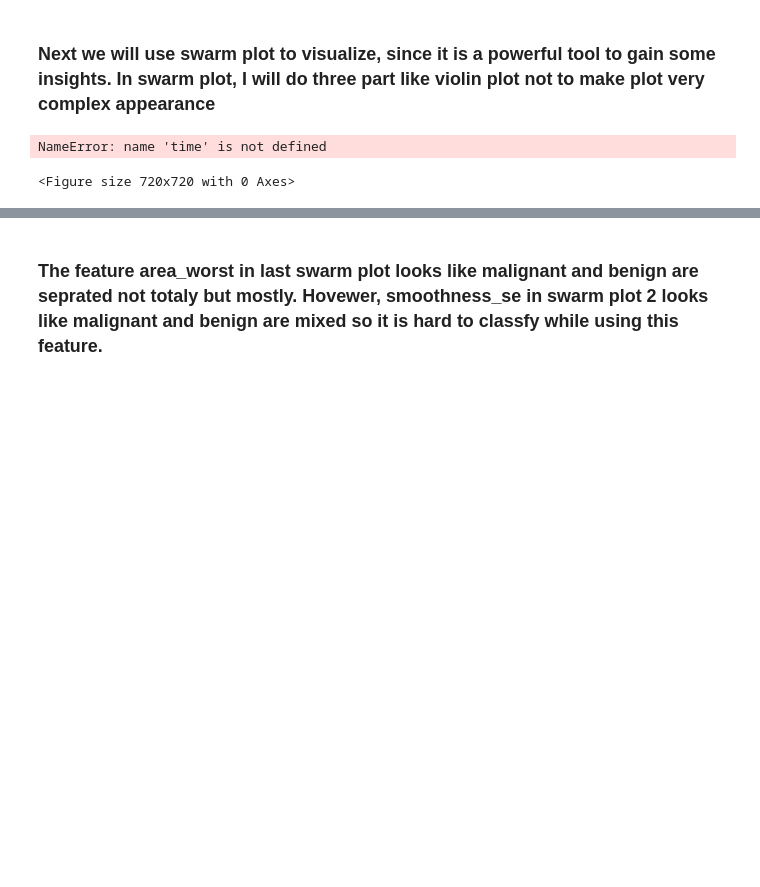
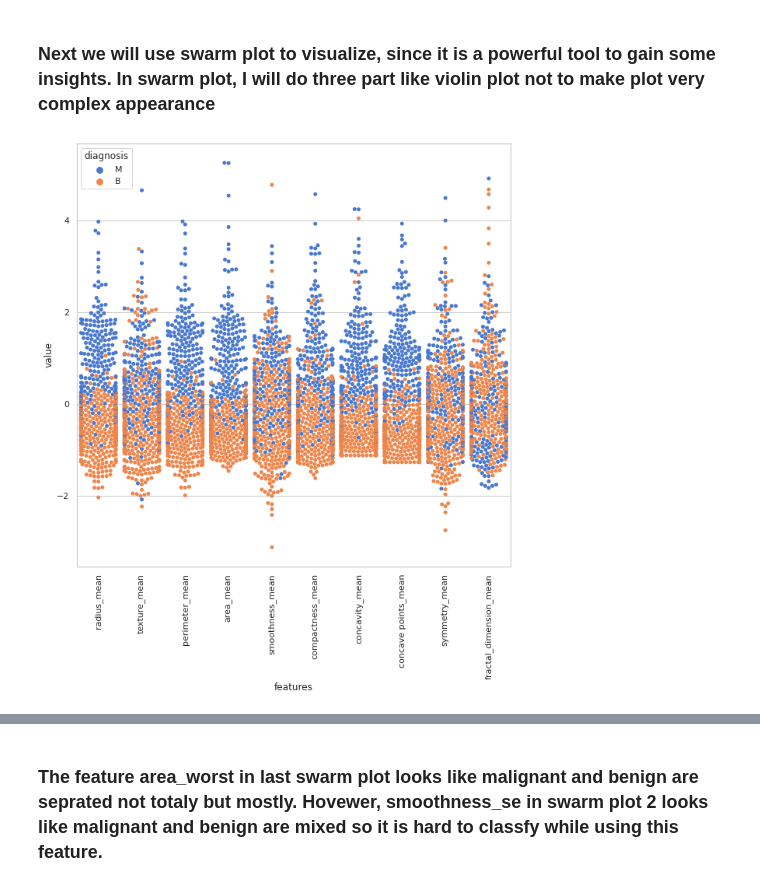
Before and after one commit to nebasam/Industry---Casualty-Challenge, a Jupyter notebook: notebook/feature.ipynb, the cells around one changed output, grey strips where cells are left out. Saved outputs shown, nothing was run; the diff lists cells and outputs as text; code cells hidden in the pictures; blank space fills up the shorter version.

```diff
--- a/notebook/feature.ipynb
+++ b/notebook/feature.ipynb
@@ -202,21 +149,16 @@ g.map_diag(sns.kdeplot, lw=3)
 # %%
 # first ten features
 sns.set(style="whitegrid", palette="muted")
 data_dia = y
 data = x
 data_n_2 = (data - data.mean()) / (data.std())              # standardization
 data = pd.concat([y,data_n_2.iloc[:,0:10]],axis=1)
 data = pd.melt(data,id_vars="diagnosis",
                     var_name="features",
                     value_name='value')
-plt.figure(figsize=(10,10))
-tic = time.time()
-sns.swarmplot(x="features", y="value", hue="diagnosis", data=data)
-
-plt.xticks(rotation=90)
+exploration.swarmplots(data)
 # %% [output]
-NameError: name 'time' is not defined
-<Figure size 720x720 with 0 Axes>
+[figure, added]
 # %%
 # second ten features
 data = pd.concat([y,data_n_2.iloc[:,10:20]],axis=1)
```
Also changed, not shown: parts of 21 cells of this notebook, 2 other files.
